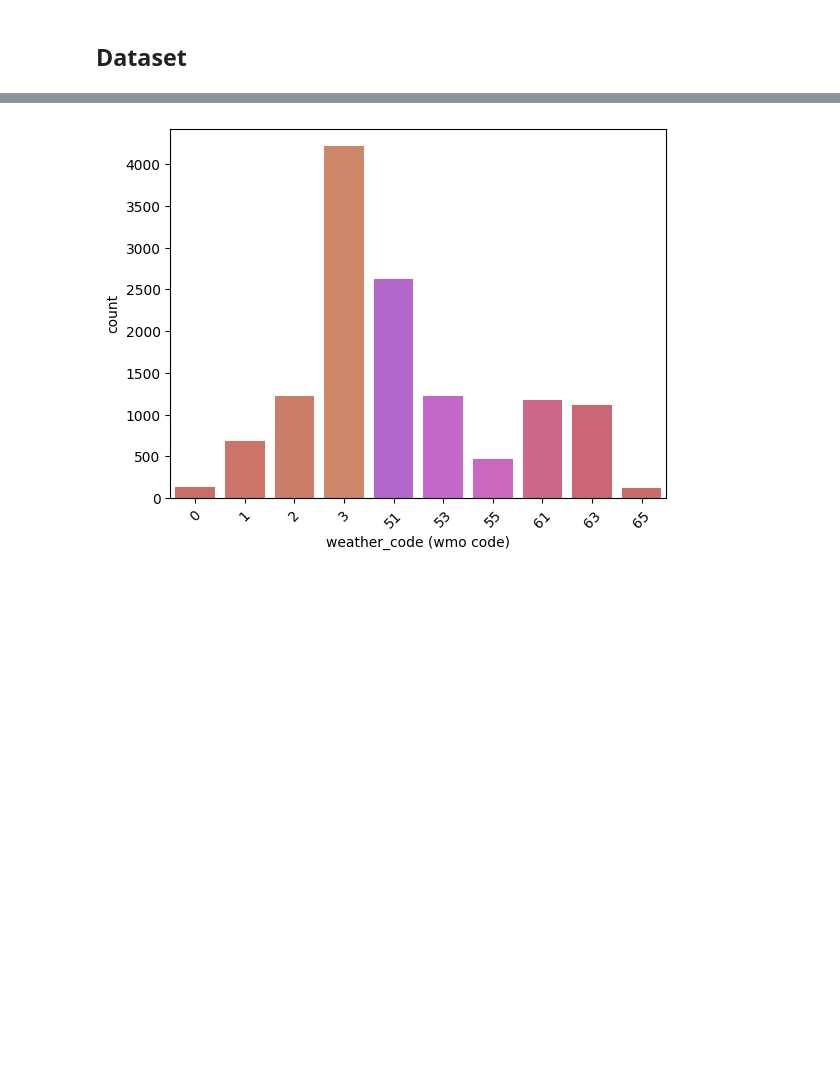
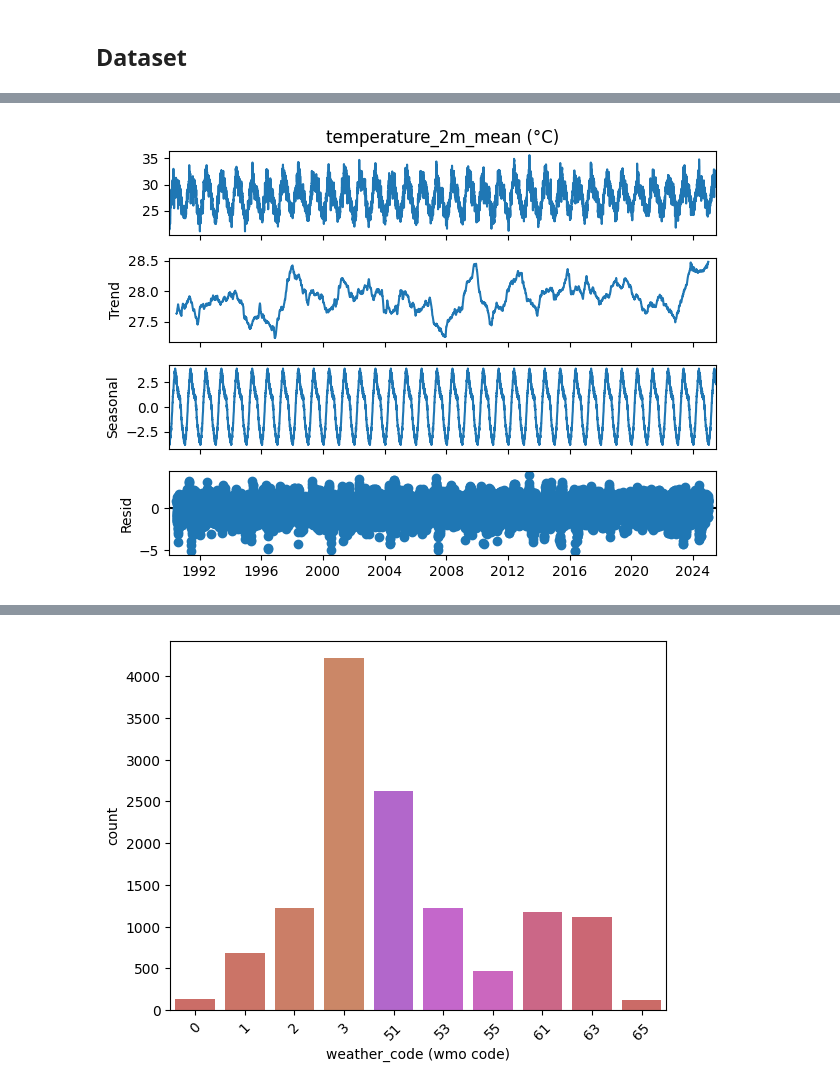
Before and after one commit to Kpranav-Kp/Weather-Prediction, a Jupyter notebook: Weather_Prediction.ipynb, the cells around one changed output, grey strips where cells are left out. Cells and saved outputs as stored; diff of their text form; code cells hidden in the pictures; blank space fills up the shorter version.

```diff
--- a/Weather_Prediction.ipynb
+++ b/Weather_Prediction.ipynb
@@ -18,0 +26,8 @@ weather.index = pd.to_datetime(weather.index)
+# %%
+from statsmodels.tsa.seasonal import seasonal_decompose, plot_acf, plot_pacf
+
+result = seasonal_decompose(weather["temperature_2m_mean (°C)"], model="additive", period=365)
+result.plot()
+plt.show()
+# %% [output]
+[figure, added]
```
Also changed, not shown: parts of 11 cells of this notebook.
